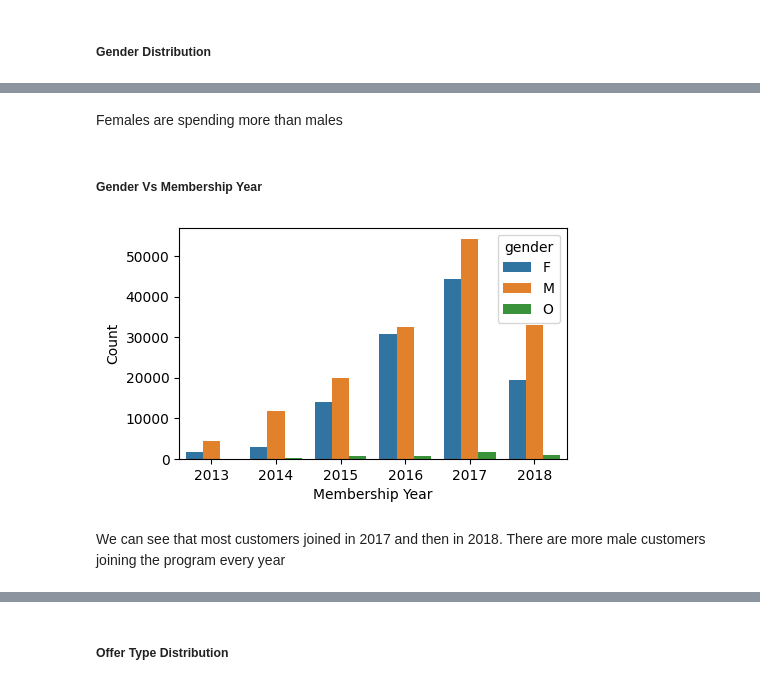
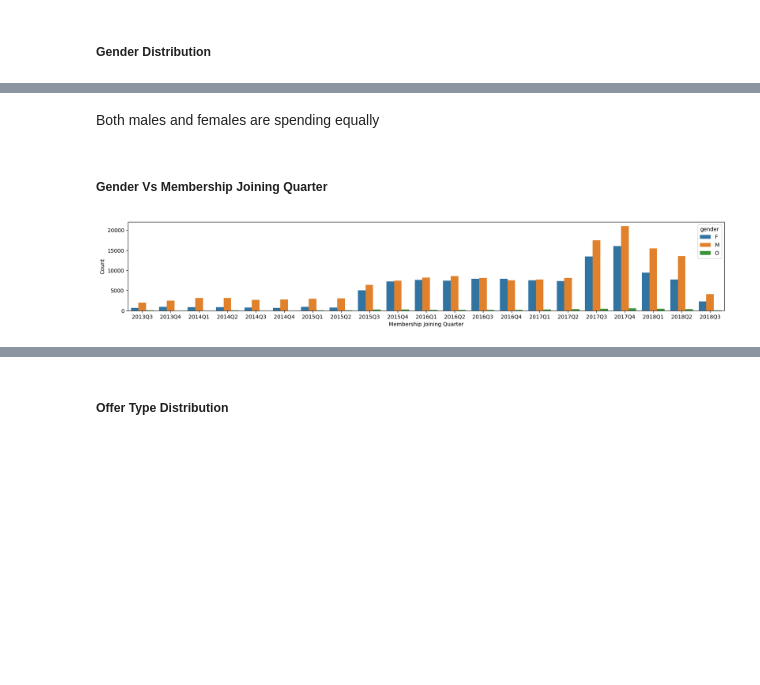
Before and after one commit to bangamaitri/datascience_starbucks_project, a Jupyter notebook: Starbucks_Capstone_notebook.ipynb, the cells around one changed output, grey strips where cells are left out. Saved outputs shown, nothing was run; the diff lists cells and outputs as text; code cells hidden in the pictures; blank space fills up the shorter version.

```diff
--- a/Starbucks_Capstone_notebook.ipynb
+++ b/Starbucks_Capstone_notebook.ipynb
@@ -440,18 +361,18 @@ plt.xticks(rotation=0);
-# %% [markdown]
-Females are spending more than males
+# %% [markdown]
+Both males and females are spending equally
 # %% [markdown]
-##### Gender Vs Membership Year
+##### Gender Vs Membership Joining Quarter
+# %%
+dataframe['quarter'] = pd.PeriodIndex(dataframe.became_member_on, freq='Q')
 # %%
-# groupby year joined and gender to plot a graph
-membership_year = dataframe.groupby(['year_joined', 'gender']).size()
-membership_year = membership_year.reset_index()
-membership_year.columns = ['year_joined', 'gender', 'count']
+# groupby year month and gender to plot a graph
+membership_qtr = dataframe.groupby(['quarter', 'gender']).size()
+membership_qtr = membership_qtr.reset_index()
+membership_qtr.columns = ['quarter', 'gender', 'count']
 
-plt.figure(figsize=(5, 3))
-sns.barplot(x='year_joined', y='count', hue='gender', data=membership_year)
-plt.xlabel('Membership Year')
+plt.figure(figsize=(20, 3))
+sns.barplot(x='quarter', y='count', hue='gender', data=membership_qtr)
+plt.xlabel('Membership Joining Quarter')
 plt.ylabel('Count');
 # %% [output]
-[figure, old version]
+[figure, new version]
-# %% [markdown]
-We can see that most customers joined in 2017 and then in 2018. There are more male customers joining the program every year
```
Also changed, not shown: parts of 57 cells of this notebook.
